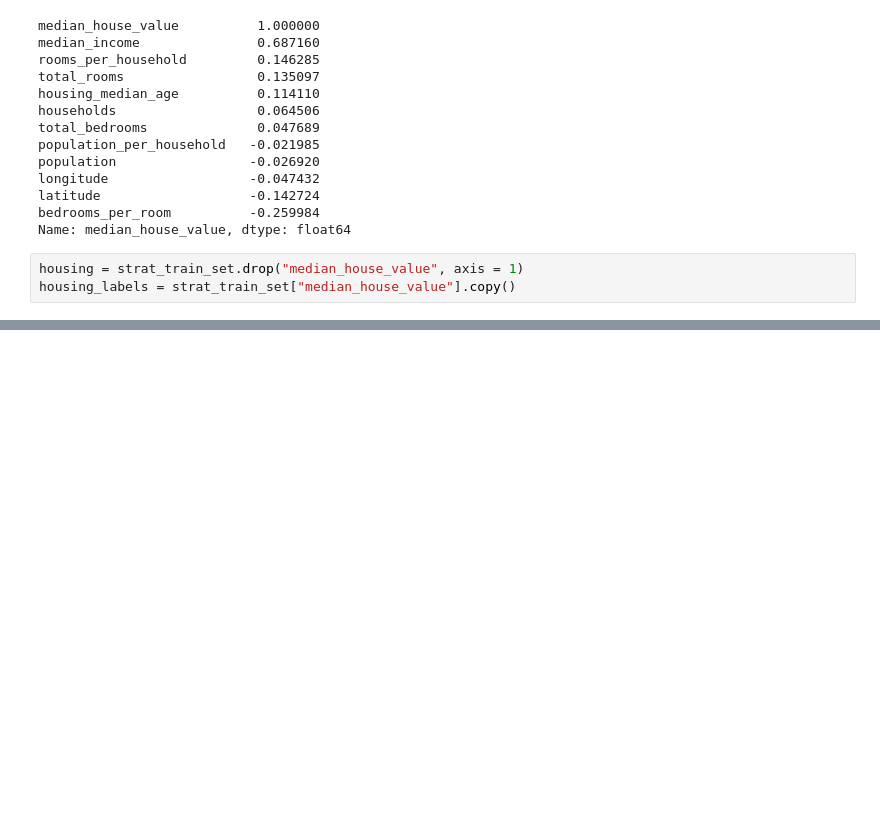
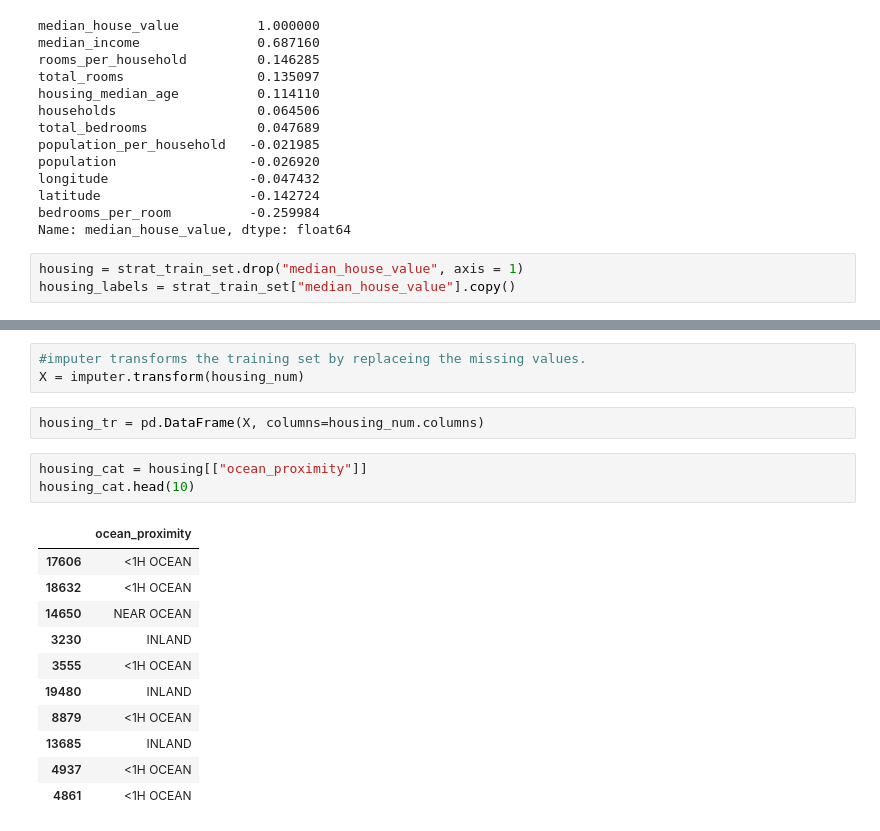
Before and after one commit to Diksha65/ML, a Jupyter notebook: Housing.ipynb, the cells around one changed output, grey strips where cells are left out. Drawn from its saved outputs; the diff is of its cells as text; blank space fills up the shorter version.

```diff
--- a/Housing.ipynb
+++ b/Housing.ipynb
@@ -341,0 +368,20 @@ imputer = SimpleImputer(strategy="median")
+# %%
+#imputer transforms the training set by replaceing the missing values.
+X = imputer.transform(housing_num)
+# %%
+housing_tr = pd.DataFrame(X, columns=housing_num.columns)
+# %%
+housing_cat = housing[["ocean_proximity"]]
+housing_cat.head(10)
+# %% [output]
+|  | ocean_proximity |
+| 17606 | <1H OCEAN |
+| 18632 | <1H OCEAN |
+| 14650 | NEAR OCEAN |
+| 3230 | INLAND |
+| 3555 | <1H OCEAN |
+| 19480 | INLAND |
+| 8879 | <1H OCEAN |
+| 13685 | INLAND |
+| 4937 | <1H OCEAN |
+| 4861 | <1H OCEAN |
```
Also changed, not shown: parts of 28 cells of this notebook.
